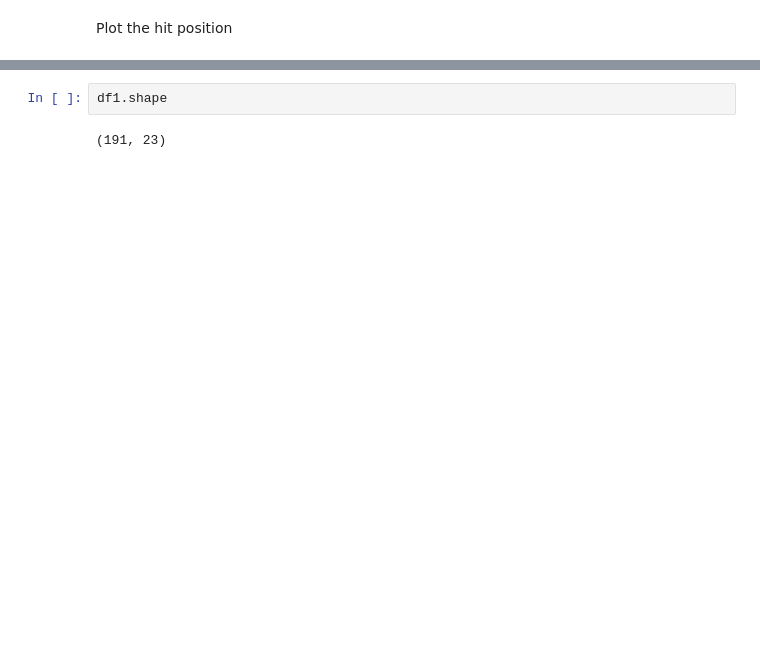
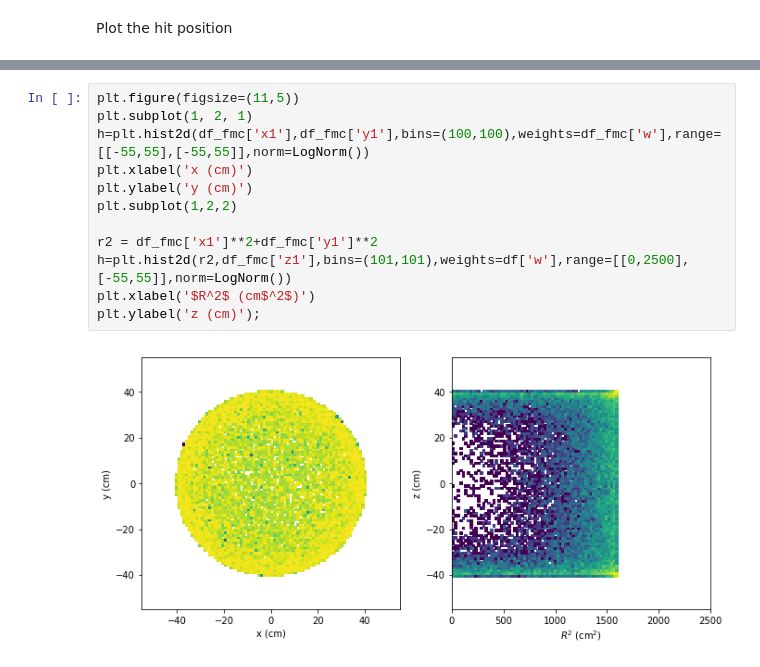
Before and after one commit to Olkes/Gamma-ray_FastMC, a Jupyter notebook: notebooks/MC_plot.ipynb, the cells around one changed output, grey strips where cells are left out. Saved outputs shown, nothing was run; the diff lists cells and outputs as text; blank space fills up the shorter version.

```diff
--- a/notebooks/MC_plot.ipynb
+++ b/notebooks/MC_plot.ipynb
@@ -55,4 +56,14 @@ plt.ylabel('z (cm)');
-# %%
-df1.shape
-# %% [output]
-(191, 23)
+# %%
+plt.figure(figsize=(11,5))
+plt.subplot(1, 2, 1)
+h=plt.hist2d(df_fmc['x1'],df_fmc['y1'],bins=(100,100),weights=df_fmc['w'],range=[[-55,55],[-55,55]],norm=LogNorm())
+plt.xlabel('x (cm)')
+plt.ylabel('y (cm)')
+plt.subplot(1,2,2)
+
+r2 = df_fmc['x1']**2+df_fmc['y1']**2
+h=plt.hist2d(r2,df_fmc['z1'],bins=(101,101),weights=df['w'],range=[[0,2500],[-55,55]],norm=LogNorm())
+plt.xlabel('$R^2$ (cm$^2$)')
+plt.ylabel('z (cm)');
+# %% [output]
+[figure, added]
```
Also changed, not shown: parts of 4 cells of this notebook, 3 other files.
